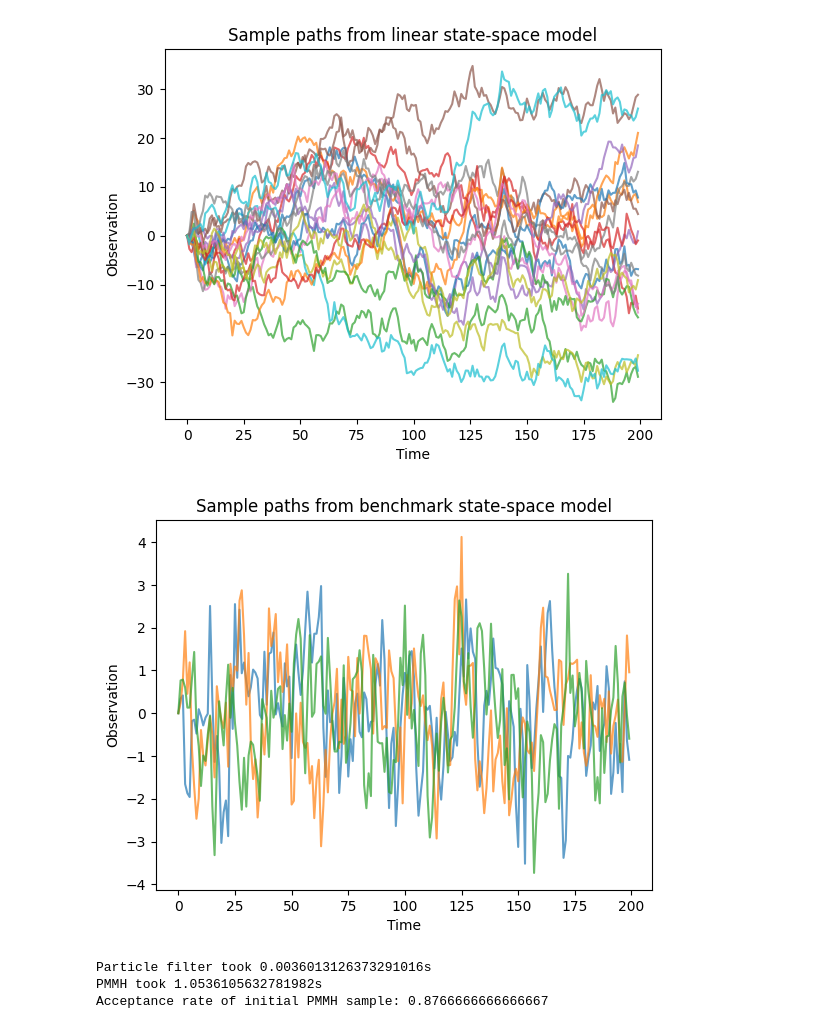
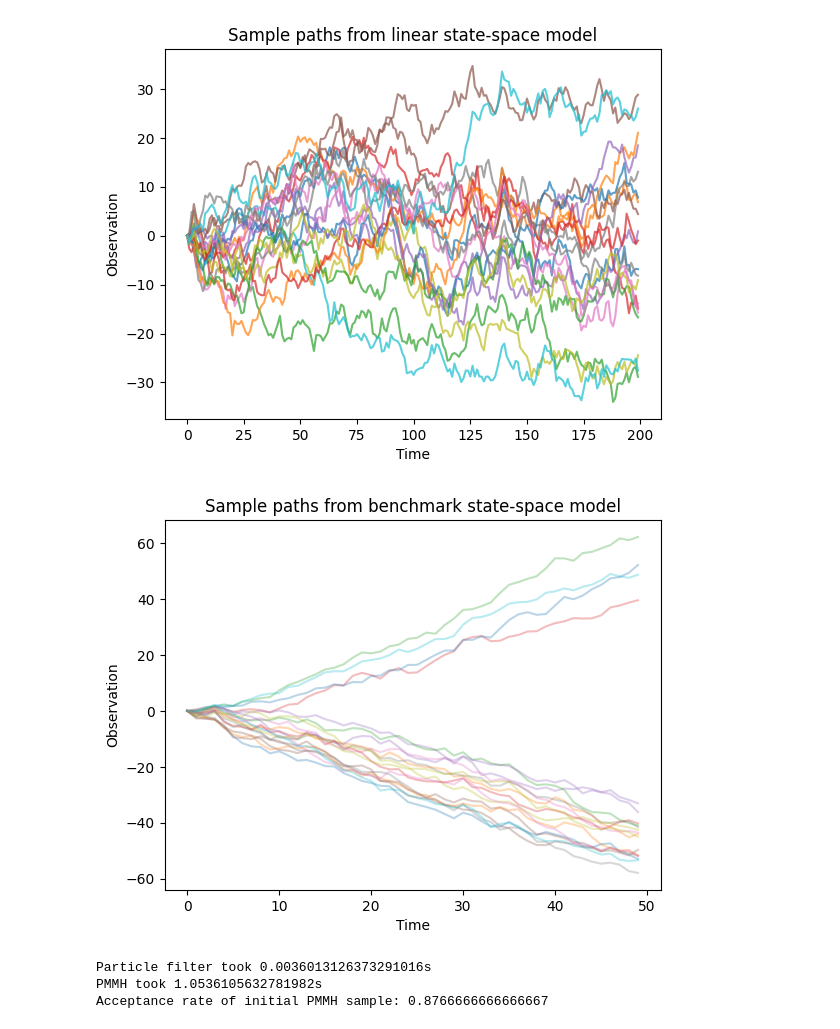
Before and after one commit to vvnnif/smc-highly-informative-observations, a Jupyter notebook: notebooks/test_and_debug.ipynb, the cells around one changed output. Saved outputs shown, nothing was run; the diff lists cells and outputs as text; code cells hidden in the pictures.

```diff
--- a/notebooks/test_and_debug.ipynb
+++ b/notebooks/test_and_debug.ipynb
@@ -75,26 +78,26 @@ plt.show()
 # %%
 """
 Benchmark state-space model test / debug run
 """
 
-T = 200
+T = 50
 rng = np.random.default_rng(seed=42)
 u = rng.normal(loc=0, scale=1, size=T)
 theta = np.asarray(1)
 
-n_paths = 3
+n_paths = 20
 
 for _ in range(n_paths):
     xs, ys = SimpleBenchmarkSSM_simulate(us=u, theta=theta, T=T, rng=rng)
-    plt.plot(ys, alpha=0.7)
+    plt.plot(ys, alpha=0.3)
 
 
 plt.title("Sample paths from benchmark state-space model")
 plt.xlabel("Time")
 plt.ylabel("Observation")
 plt.show()
 # %% [output]
-[figure, old version]
+[figure, new version]
 # %%
 """
 PMMH test / debug run for nonlinear model
```
Also changed, not shown: parts of 9 cells of this notebook, 47 other files.
